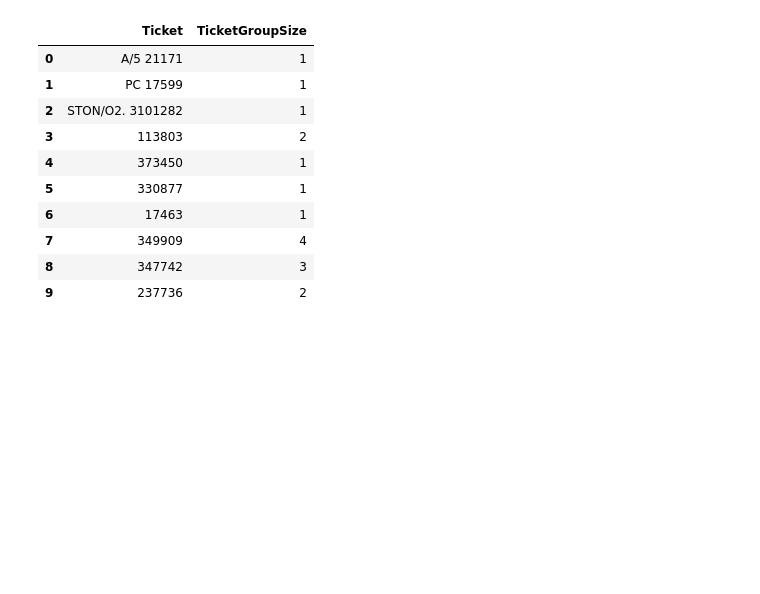
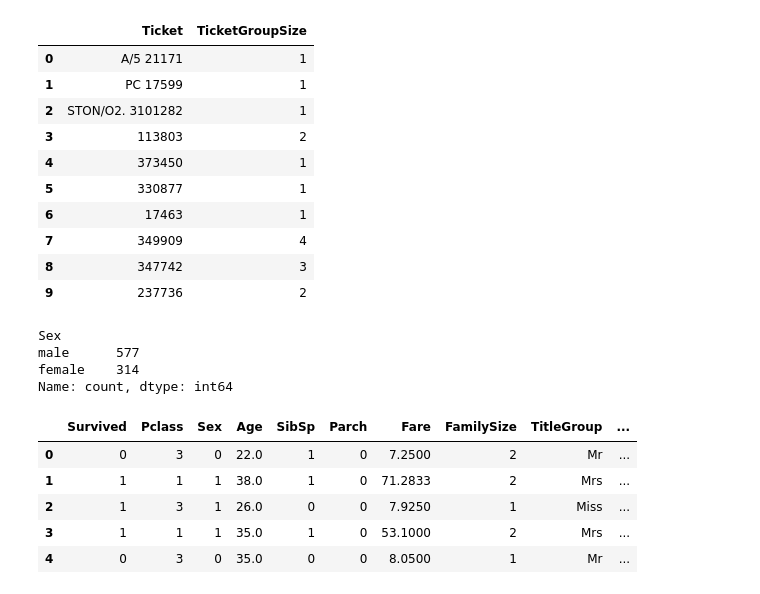
Before and after one commit to SumaiyaaRq/eda-projects, a Jupyter notebook: Titanic_EDA.ipynb, the cells around one changed output. Saved outputs shown, nothing was run; the diff lists cells and outputs as text; code cells hidden in the pictures; blank space fills up the shorter version.

Commit message:
Categorical encoding done

```diff
--- a/Titanic_EDA.ipynb
+++ b/Titanic_EDA.ipynb
@@ -584,3 +584,28 @@ df[["Ticket", "TicketGroupSize"]].head(10)
 | 7 | 349909 | 4 |
 | 8 | 347742 | 3 |
 | 9 | 237736 | 2 |
+# %%
+df=df.drop(columns=["Ticket","PassengerId"])
+# %%
+# Encoding categorical values
+
+df["Sex"].value_counts()
+# %% [output]
+Sex
+male      577
+female    314
+Name: count, dtype: int64
+# %%
+df["Sex"]=df["Sex"].map({"male":0,"female":1})
+# %%
+# Encoding Embarked column using one-hot encoding
+df = pd.get_dummies(df,columns=["Embarked"],dtype=int)
+# %%
+df.head()
+# %% [output]
+|  | Survived | Pclass | Sex | Age | SibSp | Parch | Fare | FamilySize | TitleGroup | ... |
+| 0 | 0 | 3 | 0 | 22.0 | 1 | 0 | 7.2500 | 2 | Mr | ... |
+| 1 | 1 | 1 | 1 | 38.0 | 1 | 0 | 71.2833 | 2 | Mrs | ... |
+| 2 | 1 | 3 | 1 | 26.0 | 0 | 0 | 7.9250 | 1 | Miss | ... |
+| 3 | 1 | 1 | 1 | 35.0 | 1 | 0 | 53.1000 | 2 | Mrs | ... |
+| 4 | 0 | 3 | 0 | 35.0 | 0 | 0 | 8.0500 | 1 | Mr | ... |
```
Also changed, not shown: parts of 3 cells of this notebook.
